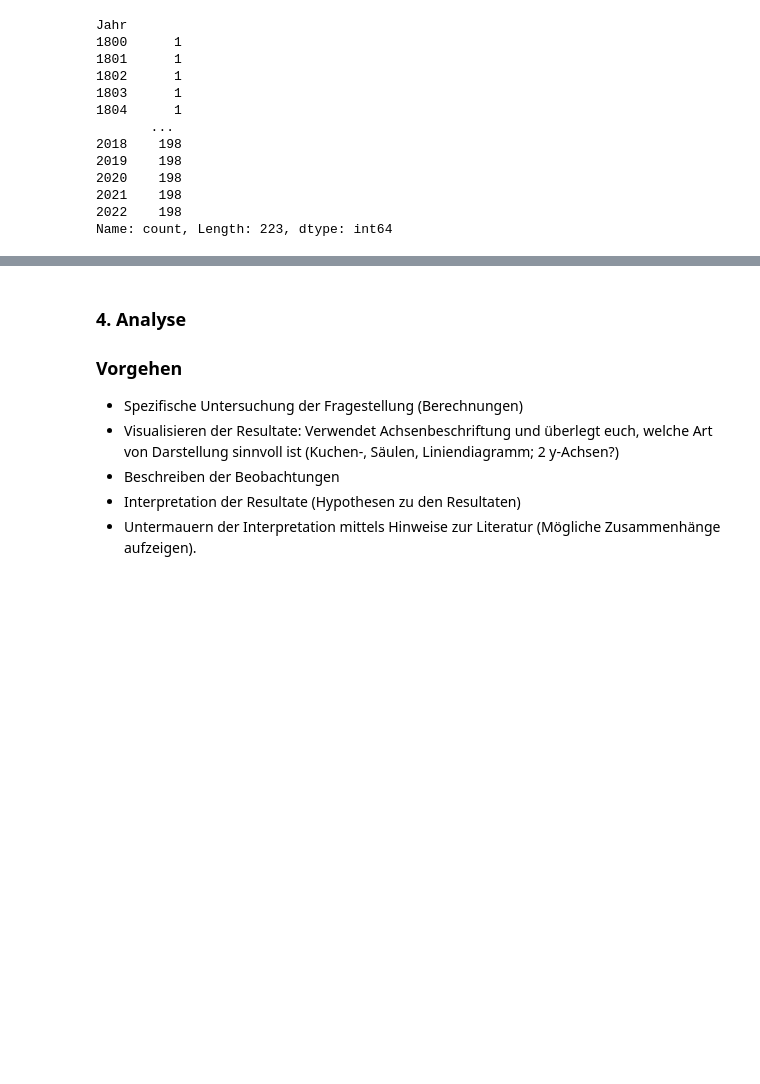
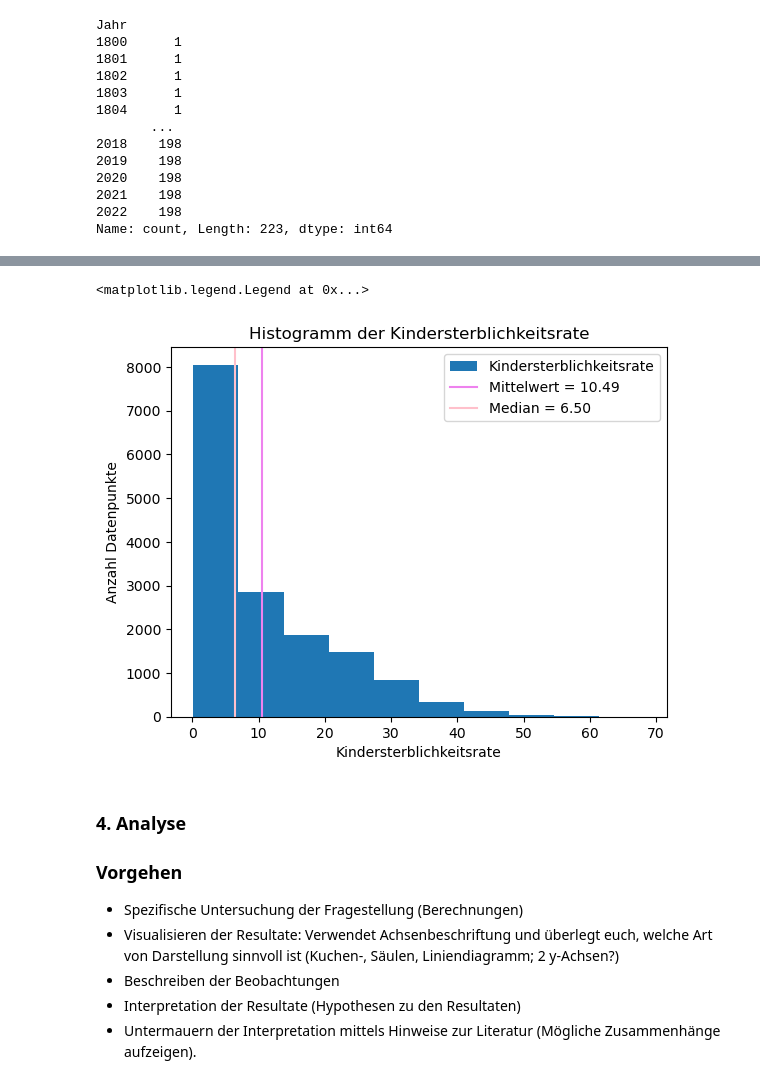
Before and after one commit to 12Lisa12/Pandas-LN, a Jupyter notebook: Grundgerüst_Leistungsnachweis.ipynb, the cells around one changed output, grey strips where cells are left out. Cells and saved outputs as stored; diff of their text form; code cells hidden in the pictures; blank space fills up the shorter version.

Commit message:
vollständiger Daten Analyse

```diff
--- a/Grundgerüst_Leistungsnachweis.ipynb
+++ b/Grundgerüst_Leistungsnachweis.ipynb
@@ -169,3 +186,17 @@ g=df["Jahr"].value_counts().sort_index().plot(ylabel="Anzahl Datenpunkte", title
+# %%
+g = df ['Kindersterblichkeitsrate'].plot(kind='hist', bins=10, title='Histogramm der Kindersterblichkeitsrate',
+                                         xlabel='Kindersterblichkeitsrate', ylabel='Anzahl Datenpunkte')
+mean = df['Kindersterblichkeitsrate'].mean()
+g.axvline(x=df['Kindersterblichkeitsrate'].mean(), color = 'violet', label=f'Mittelwert = {mean:.2f}')
+
+median = df['Kindersterblichkeitsrate'].median()
+g.axvline(x=df['Kindersterblichkeitsrate'].median(), color='pink',label=f'Median = {median:.2f}')
+g.legend()
+
+# bins anpassen evtl.
+# %% [output]
+<matplotlib.legend.Legend at 0x...>
+[figure, added]
 # %% [markdown]
 ### 4. Analyse
 
```
Also changed, not shown: parts of 3 cells of this notebook.
